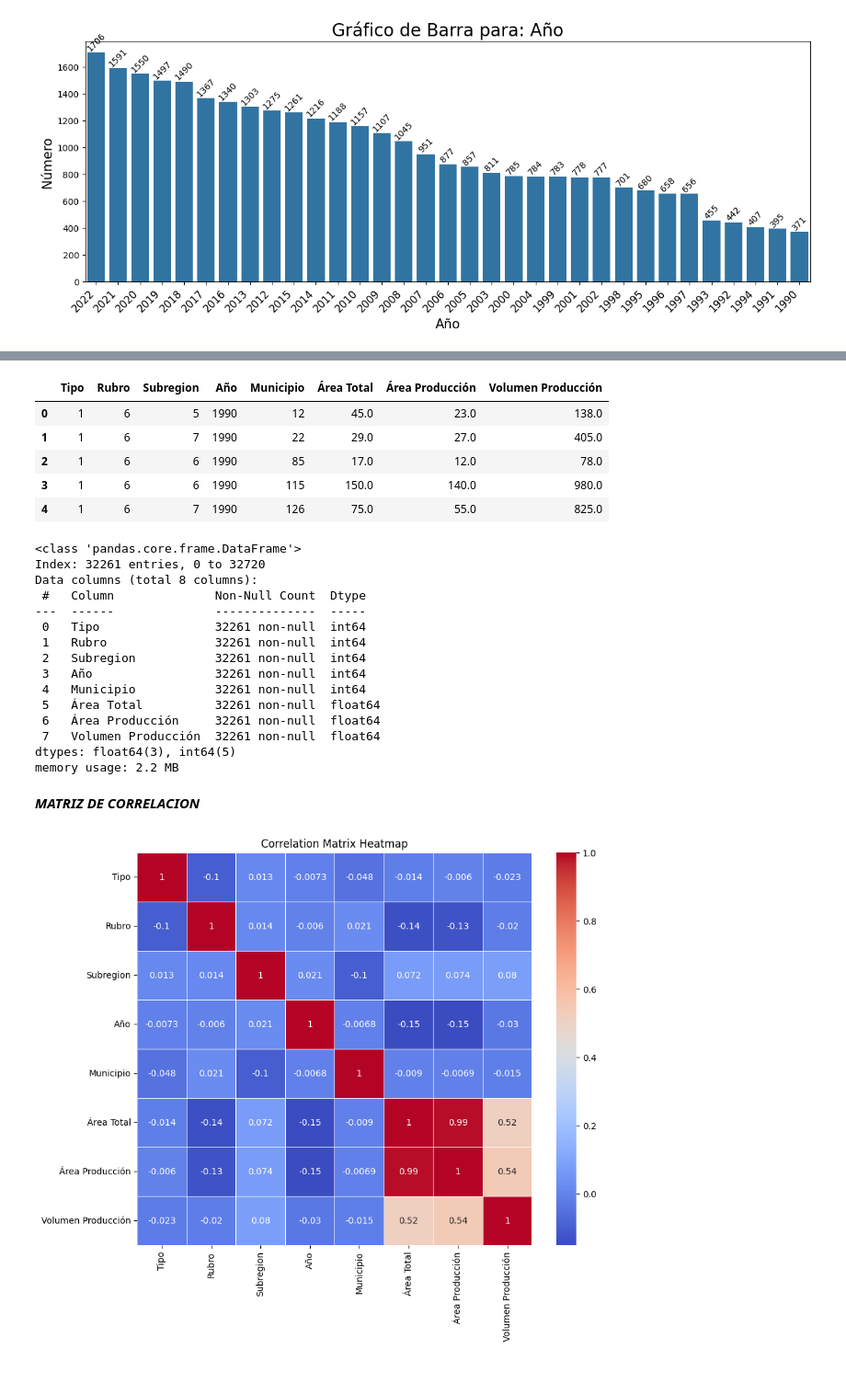
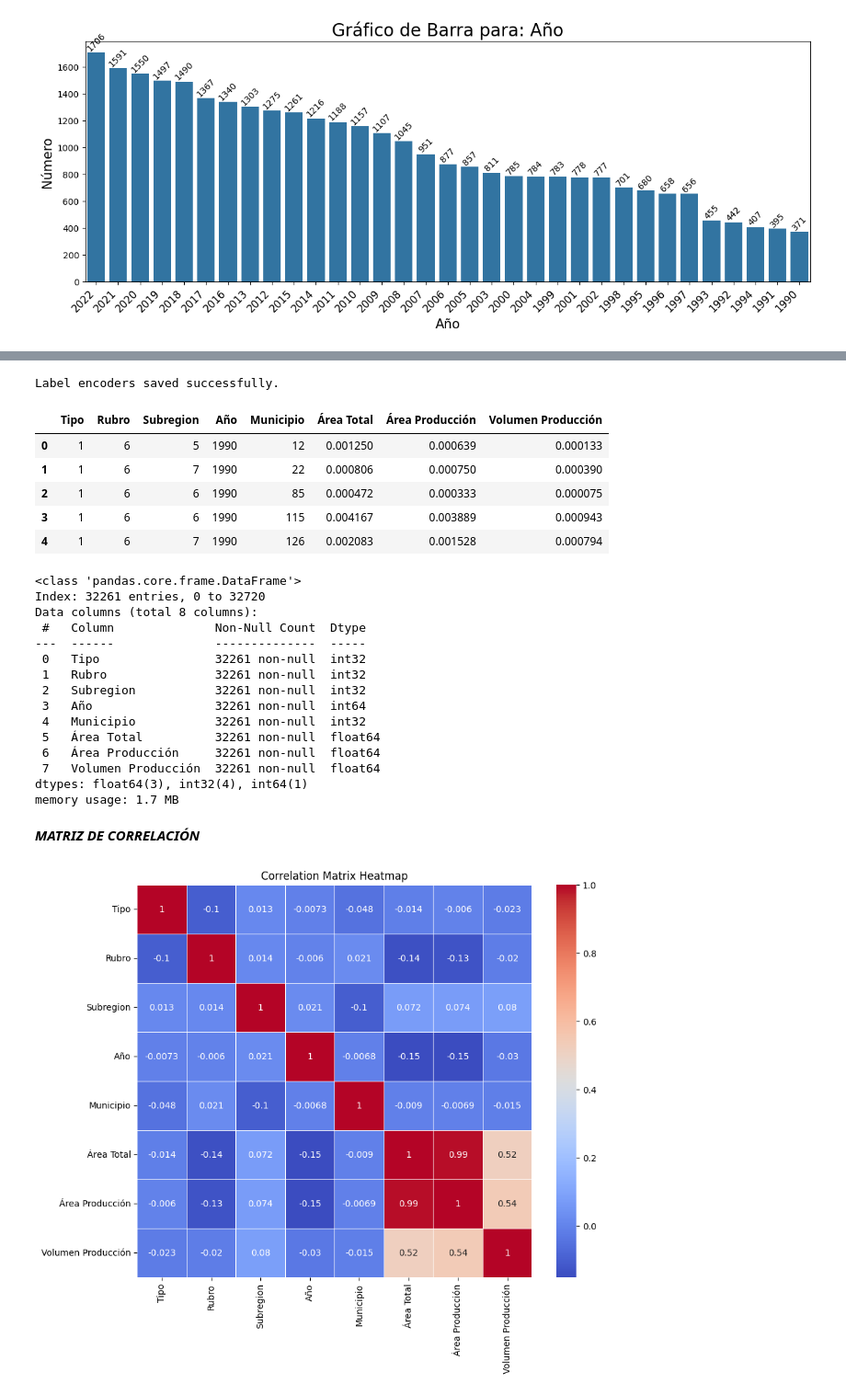
Before and after one commit to nicolas23-wq/maching-learnig---used-for-the-grounds-, a Jupyter notebook: ground.ipynb, the cells around one changed output, grey strips where cells are left out. Shown at 92% size. Drawn from its saved outputs; the diff is of its cells as text; code cells hidden in the pictures.

```diff
--- a/fields2.ipynb
+++ b/ground.ipynb
@@ -74,3 +74,9 @@ plot_bar_graphs(df, cat_features)
 [figure]
 [figure]
 [figure]
+# %%
+numerical_features = ["Volumen Producción", "Área Total", "Área Producción"]
+
+scaler = MinMaxScaler()
+df[numerical_features] = scaler.fit_transform(df[numerical_features])
+df
@@ -77,20 +97,25 @@ plot_bar_graphs(df, cat_features)
 # %%
 df_label_encoded = df.copy()
 categorical_columns = ["Tipo", "Rubro", "Subregion", "Municipio"]
 label_encoders = {}
 for column in categorical_columns:
     le = LabelEncoder()
     df_label_encoded[column] = le.fit_transform(df_label_encoded[column])
     label_encoders[column] = le
 
+with open('label_encoders.pkl', 'wb') as file:
+    pickle.dump(label_encoders, file)
+    print("Label encoders saved successfully.")
+
 df_label_encoded.head()
 # %% [output]
+Label encoders saved successfully.
 |  | Tipo | Rubro | Subregion | Año | Municipio | Área Total | Área Producción | Volumen Producción |
-| 0 | 1 | 6 | 5 | 1990 | 12 | 45.0 | 23.0 | 138.0 |
-| 1 | 1 | 6 | 7 | 1990 | 22 | 29.0 | 27.0 | 405.0 |
-| 2 | 1 | 6 | 6 | 1990 | 85 | 17.0 | 12.0 | 78.0 |
-| 3 | 1 | 6 | 6 | 1990 | 115 | 150.0 | 140.0 | 980.0 |
-| 4 | 1 | 6 | 7 | 1990 | 126 | 75.0 | 55.0 | 825.0 |
+| 0 | 1 | 6 | 5 | 1990 | 12 | 0.001250 | 0.000639 | 0.000133 |
+| 1 | 1 | 6 | 7 | 1990 | 22 | 0.000806 | 0.000750 | 0.000390 |
+| 2 | 1 | 6 | 6 | 1990 | 85 | 0.000472 | 0.000333 | 0.000075 |
+| 3 | 1 | 6 | 6 | 1990 | 115 | 0.004167 | 0.003889 | 0.000943 |
+| 4 | 1 | 6 | 7 | 1990 | 126 | 0.002083 | 0.001528 | 0.000794 |
 # %%
 df_label_encoded.info()
 # %% [output]
@@ -99,18 +124,18 @@ Index: 32261 entries, 0 to 32720
 Data columns (total 8 columns):
  #   Column              Non-Null Count  Dtype
 ---  ------              --------------  -----
- 0   Tipo                32261 non-null  int64
- 1   Rubro               32261 non-null  int64
- 2   Subregion           32261 non-null  int64
+ 0   Tipo                32261 non-null  int32
+ 1   Rubro               32261 non-null  int32
+ 2   Subregion           32261 non-null  int32
  3   Año                 32261 non-null  int64
- 4   Municipio           32261 non-null  int64
+ 4   Municipio           32261 non-null  int32
  5   Área Total          32261 non-null  float64
  6   Área Producción     32261 non-null  float64
  7   Volumen Producción  32261 non-null  float64
-dtypes: float64(3), int64(5)
-memory usage: 2.2 MB
+dtypes: float64(3), int32(4), int64(1)
+memory usage: 1.7 MB
 # %% [markdown]
-***MATRIZ DE CORRELACION***
+***MATRIZ DE CORRELACIÓN***
 # %%
 correlation_matrix = df_label_encoded.corr()
 plt.figure(figsize=(10,8))
```
Also changed, not shown: parts of 27 cells of this notebook, 10 other files.
